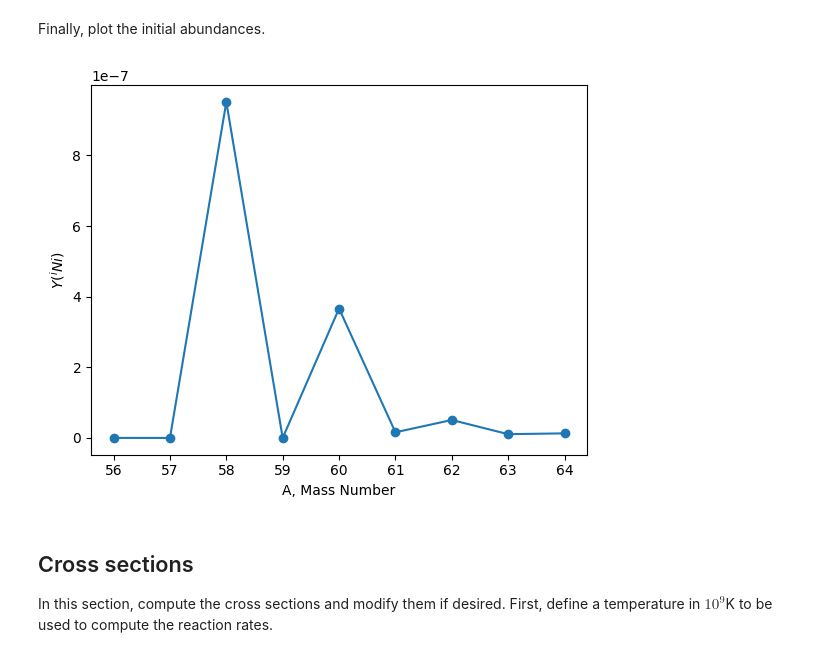
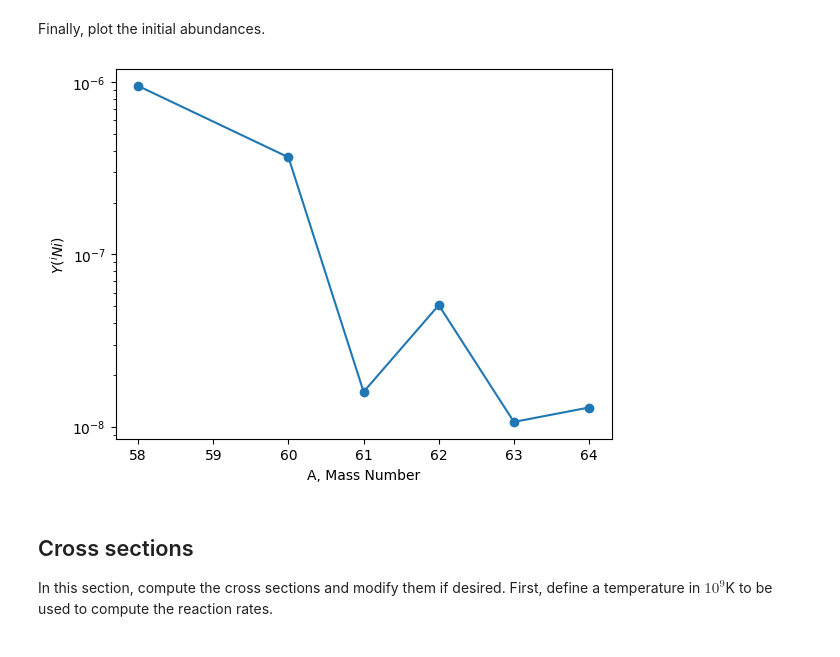
Before and after one commit to lucaswalls18/neutron_burst, a Jupyter notebook: numerical_solution.ipynb, the cells around one changed output. Drawn from its saved outputs; the diff is of its cells as text; code cells hidden in the pictures.

```diff
--- a/numerical_solution.ipynb
+++ b/numerical_solution.ipynb
@@ -205,12 +206,19 @@ ni64    1.293e-08
 Finally, plot the initial abundances.
 # %%
 fig, ax = plt.subplots()
-ax.plot(a, initial_abunds, 'o-')
+plot_a = []
+plot_abunds = []
+for i, sp in enumerate(species):
+    if initial_abunds[i] != 0:
+        plot_a.append(a[i])
+        plot_abunds.append(initial_abunds[i])
+ax.plot(plot_a, plot_abunds, 'o-')
 ax.set_xlabel("A, Mass Number")
 ax.set_ylabel(f"$Y(^i{element}$)")
+ax.set_yscale('log')
 plt.show()
 # %% [output]
-[figure, old version]
+[figure, new version]
 # %% [markdown]
 ## Cross sections
 In this section, compute the cross sections and modify them if desired.  First, define a temperature in $10^9$K to be used to compute the reaction rates.
```
Also changed, not shown: parts of 10 cells of this notebook.
